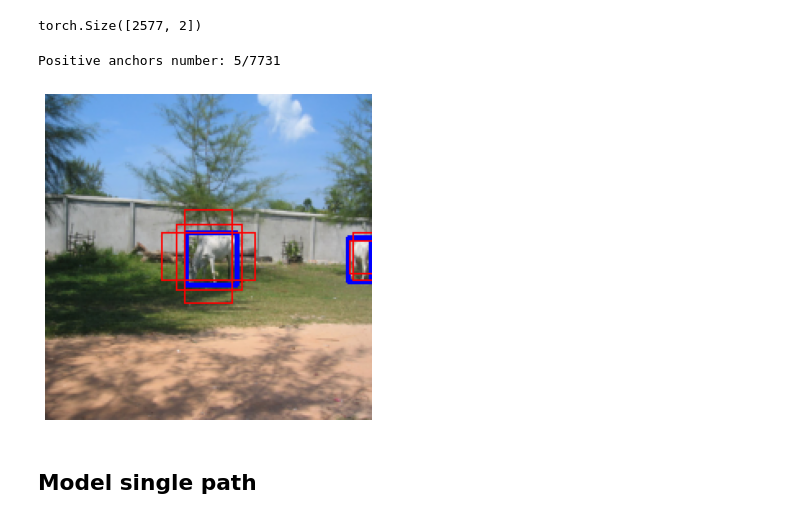
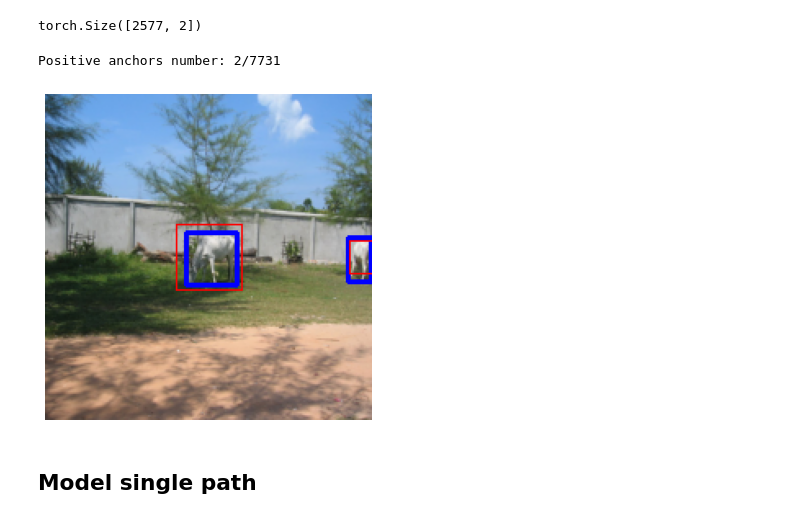
Before and after one commit to MIchaelKa/detection-tutorial, a Jupyter notebook: detection-tutorial.ipynb, the cells around one changed output. Saved outputs shown, nothing was run; the diff lists cells and outputs as text; code cells hidden in the pictures.

```diff
--- a/detection-tutorial.ipynb
+++ b/detection-tutorial.ipynb
@@ -149,7 +149,7 @@ from utils import generate_anchors
 dataset = PascalVOCDataset('./pascal-voc/', 'TRAIN', get_transform(train=True))
 # %%
 generate_anchors_settings = dict(
-    clip=False,
+    clip=True,
     feature_dims = [25, 13, 7, 4], # TODO: Read from image?
     # scales = [0.9, 0.6, 0.3],
     feature_map_scales = [
@@ -233,22 +233,22 @@ def get_positive_anchors(anchors, gt_boxes, threshold=0.3):
 # %%
 index = 4
 image, target = dataset[index]
 gt_boxes = target['boxes']
 
 anchors = generate_anchors(generate_anchors_settings)
 
-top_n_anchors, top_n_iou, pos_gt_boxes = get_positive_anchors(anchors, gt_boxes, threshold=0.5)
+top_n_anchors, top_n_iou, pos_gt_boxes = get_positive_anchors(anchors, gt_boxes, threshold=0.7)
 # top_n_anchors, top_n_iou = get_top_n_anchors(anchors, gt_boxes, top_n=10)
 
 print(f'Positive anchors number: {top_n_anchors.shape[0]}/{anchors.shape[0]}')
 # print(top_n_iou)
 
 plt.figure(figsize=(6,6))
 # show_image_and_bb(image, target['boxes'])
 show_predictions(image, gt_boxes, top_n_anchors, verbose=False)
 # %% [output]
-Positive anchors number: 5/7731
+Positive anchors number: 2/7731
-[figure, old version]
+[figure, new version]
 # %%
 # index = 5
 # show_image_from_dataset(dataset, index, top_n_anchors=10, verbose=True)
```
Also changed, not shown: parts of 17 cells of this notebook, 3 other files.
